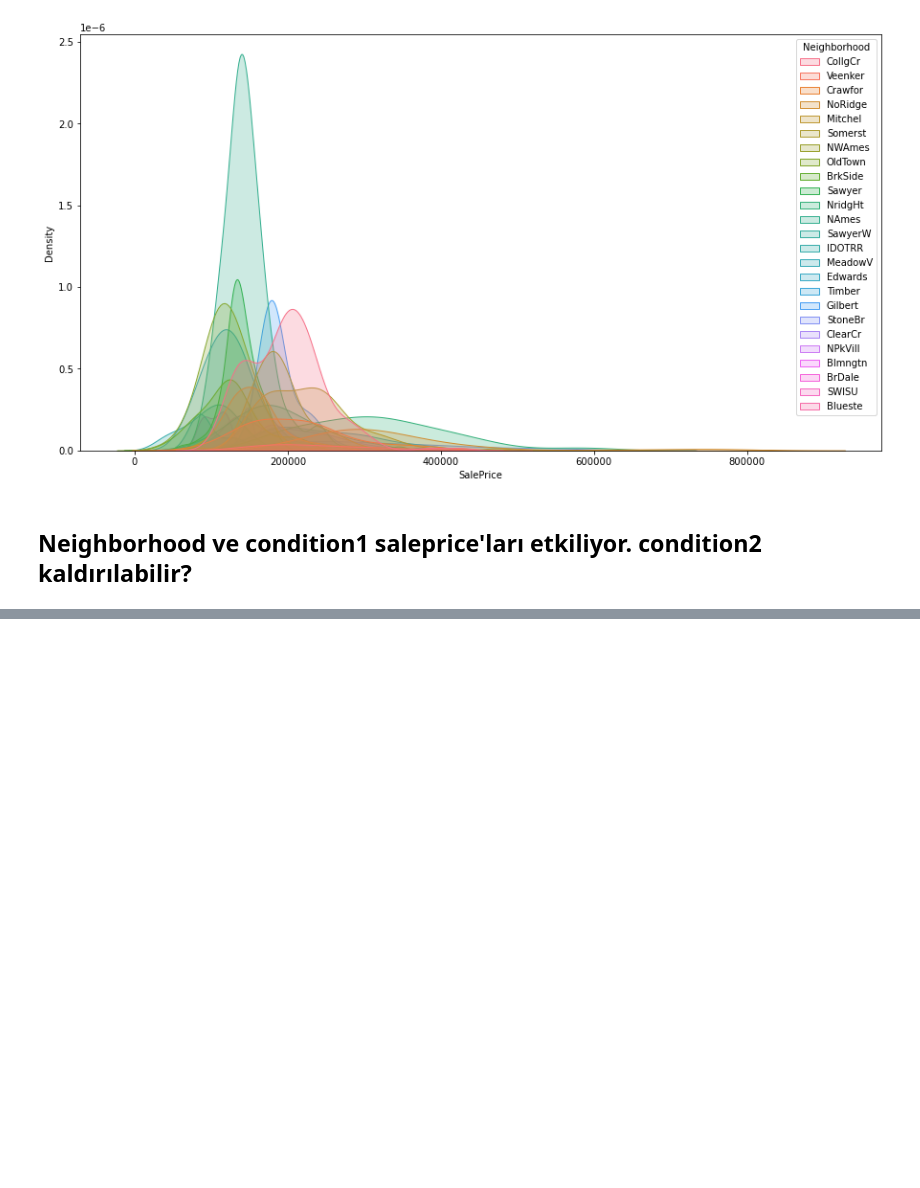
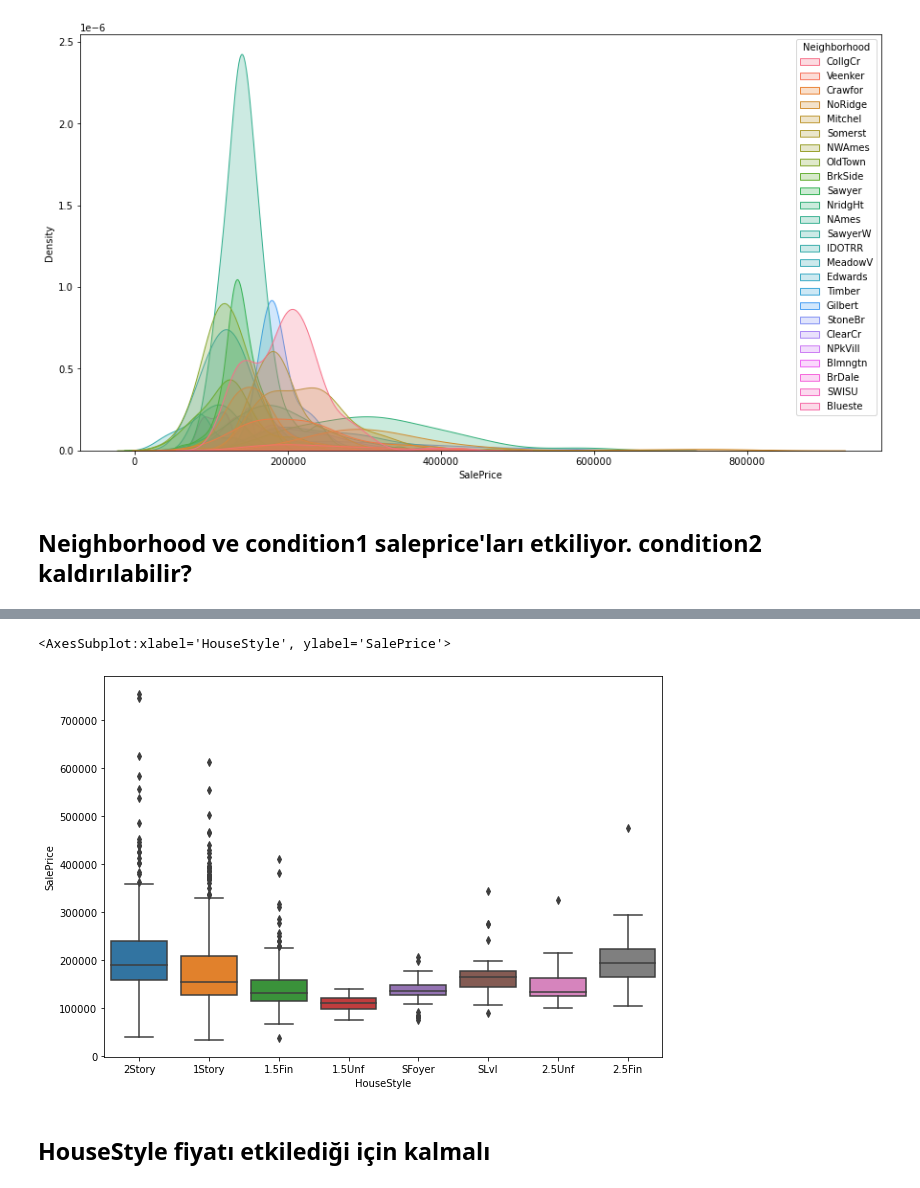
Before and after one commit to ilknurozcelik/DA_TeamWorks, a Jupyter notebook: Week6/EDA_House_Prices_7June.ipynb, the cells around one changed output, grey strips where cells are left out. Drawn from its saved outputs; the diff is of its cells as text; code cells hidden in the pictures; blank space fills up the shorter version.

```diff
--- a/Week6/EDA_House_Prices_7June.ipynb
+++ b/Week6/EDA_House_Prices_7June.ipynb
@@ -1246,0 +1365,8 @@ sns.kdeplot(data=df, x="SalePrice", hue="Neighborhood", shade=True)
+# %%
+plt.figure(figsize=(10,7))
+sns.boxplot(data=df, y="SalePrice", x="HouseStyle")
+# %% [output]
+<AxesSubplot:xlabel='HouseStyle', ylabel='SalePrice'>
+[figure, added]
+# %% [markdown]
+## HouseStyle fiyatı etkilediği için kalmalı
```
Also changed, not shown: parts of 58 cells of this notebook.
